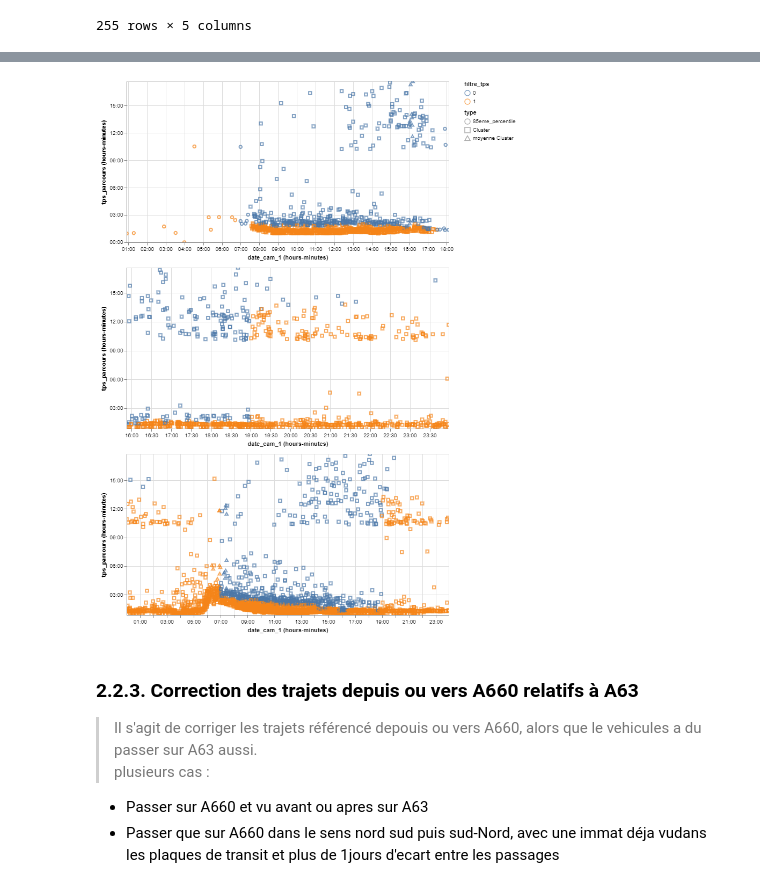
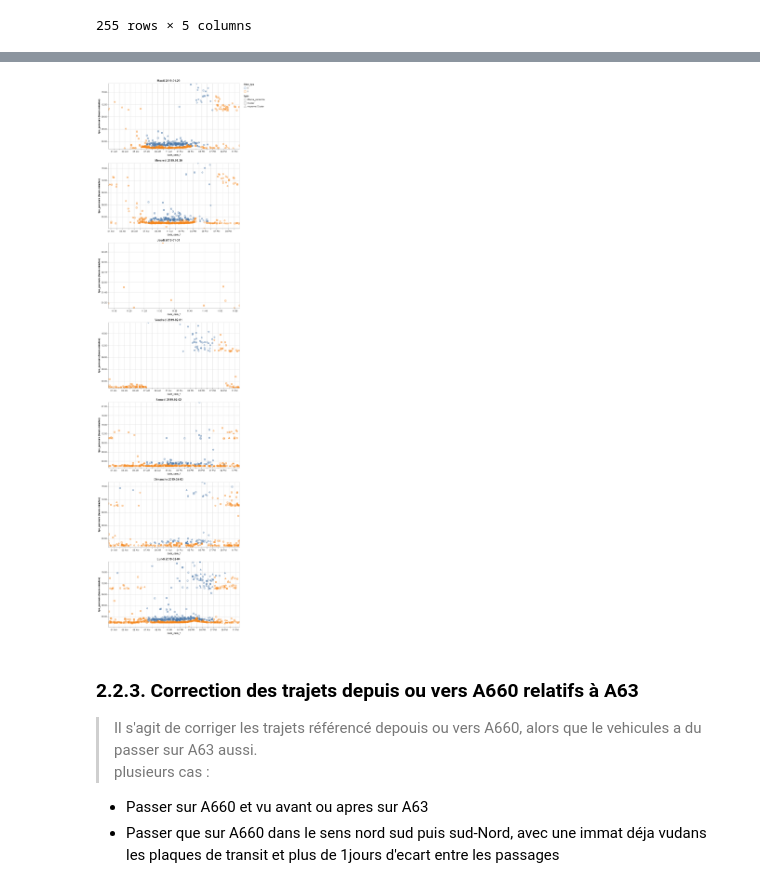
Before and after one commit to nantodevison/lapi, a Jupyter notebook: Carto_Lapi/Analyse/pour_test_travail.ipynb, the cells around one changed output, grey strips where cells are left out. Saved outputs shown, nothing was run; the diff lists cells and outputs as text; code cells hidden in the pictures.

Commit message:
correction mineure fonction graph_transit_filtre_multiple

```diff
--- a/Carto_Lapi/Analyse/pour_test_travail.ipynb
+++ b/Carto_Lapi/Analyse/pour_test_travail.ipynb
@@ -223,4 +204,6 @@ alt.VConcatChart(vconcat=(liste_graph))
-# %%
-graph_tot
-# %% [output]
-[figure, removed]
+# %%
+#exemple de visu sur 7 jours
+t.graph_transit_filtre_multiple(df_transit_avec_filtre,
+                                '2019-01-29 00:00:00', '2019-01-29 23:59:59', 'A63-A10', 7)
+# %% [output]
+[figure, added]
```
Also changed, not shown: parts of 14 cells of this notebook, 1 other file.
